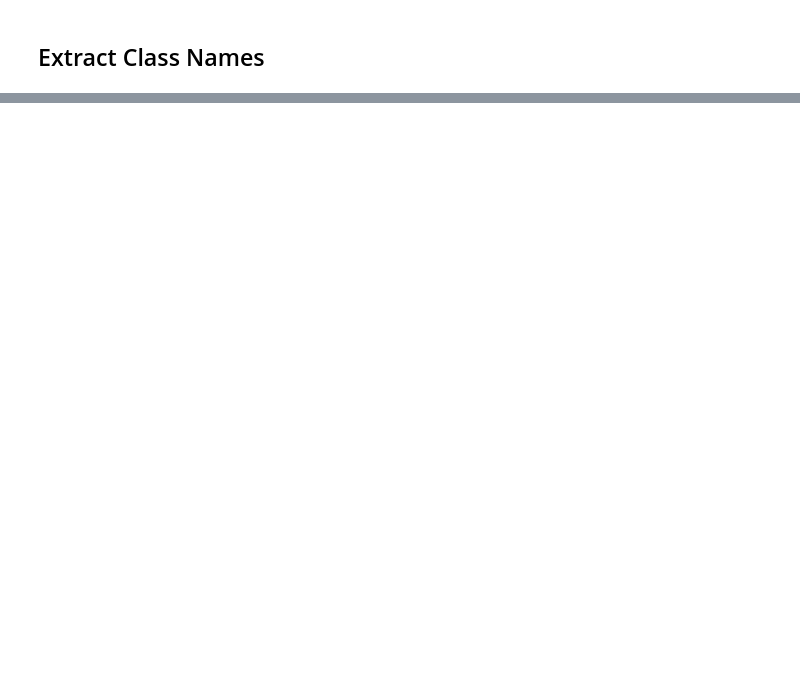
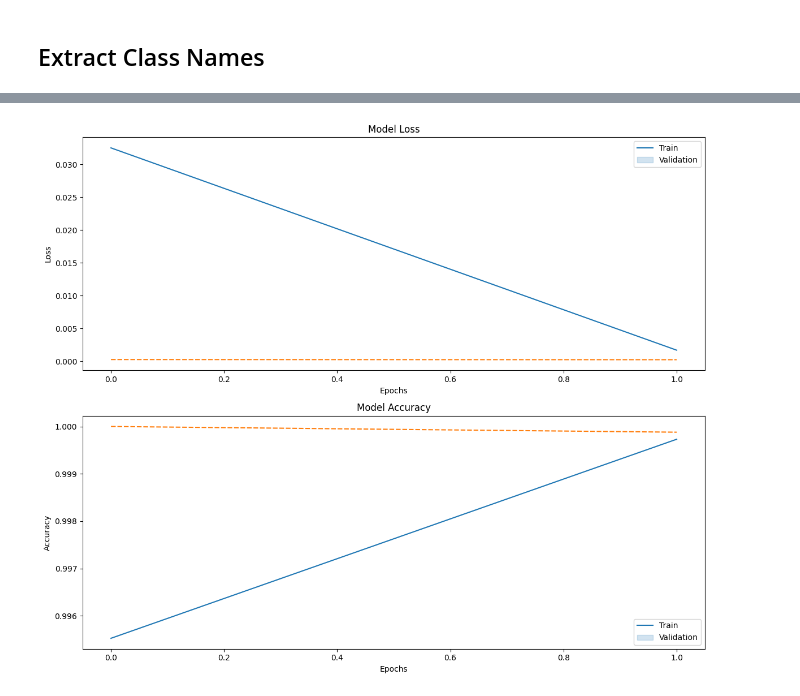
Before and after one commit to panoskorovesis/sign-language-image-detection, a Jupyter notebook: src/transfer_learning/american_sign_language_transfer_learning.ipynb, the cells around one changed output, grey strips where cells are left out. Saved outputs shown, nothing was run; the diff lists cells and outputs as text; code cells hidden in the pictures; blank space fills up the shorter version.

```diff
--- a/src/transfer_learning/american_sign_language_transfer_learning.ipynb
+++ b/src/transfer_learning/american_sign_language_transfer_learning.ipynb
@@ -123,7 +226,7 @@ keras_dataset_utils.plot_class_distribution(test_dataset, "Images per Class in T
 def get_class_names(test_dataset, verbose: bool = False):
     class_names = set()
 
-    for _, labels in test_dataset:
+    for _, labels in tqdm(test_dataset, desc="Gathering Labels"):
         for label in labels:
             class_names.add(int(label))
 
@@ -131,3 +234,5 @@ def get_class_names(test_dataset, verbose: bool = False):
         print(f"Unique Dataset Labels: {class_names}")
 
     return class_names
+# %%
+class_names = get_class_names(test_dataset=test_dataset, verbose=True)
@@ -142,31 +251,63 @@ Due to the fact that it works with some specific image sizes, we have to reshape
 # %%
-base_model = tf.keras.applications.MobileNetV2(
-    input_shape=(224, 224, 3), include_top=False, weights="imagenet"
-)
-# we dont want to train the base model
-base_model.trainable = False
+hidden_sizes = [128]
+best_model = None
+best_acc = -1
+for hidden_size in hidden_sizes:
 
-class_names = get_class_names(test_dataset=test_dataset)
+    print('---------------------------')
+    print('---------------------------')
+    print(f'HIDDEN SIZE: {hidden_size}')
+    print('---------------------------')
 
-# Add custom layers on top of the base model
-model = tf.keras.Sequential(
-    [
-        base_model,
-        # This is added to reduce the number of parameters
-        tf.keras.layers.GlobalAveragePooling2D(),
-        tf.keras.layers.Dense(516, activation="relu"),
-        tf.keras.layers.Dropout(0.2),
-        tf.keras.layers.Dense(len(class_names), activation="softmax"),
-    ]
-)
+    base_model = tf.keras.applications.MobileNetV2(
+        input_shape=(224, 224, 3), include_top=False, weights="imagenet"
+    )
+    # we dont want to train the base model
+    base_model.trainable = False
 
-print(model.summary())
+    # TODO add mobilenet specific preprocessing
 
-model.compile(
-    optimizer=tf.keras.optimizers.Adam(learning_rate=1e-3),
-    loss="sparse_categorical_crossentropy",
-    metrics=["accuracy"],
-)
+    # Add custom layers on top of the base model
+    model = tf.keras.Sequential(
+        [
+            base_model,
+            # This is added to reduce the number of parameters
+            tf.keras.layers.GlobalAveragePooling2D(),
+            # Add our custom hidden size
+            tf.keras.layers.Dense(hidden_size, activation=None),
+            # Use a batch normalization layer
+            tf.keras.layers.BatchNormalization(),
+            # Then the relu
+            tf.keras.layers.Activation("relu"),
+            # Dropout of 0.3
+            tf.keras.layers.Dropout(0.3),
+            tf.keras.layers.Dense(len(class_names), activation="softmax"),
+        ]
+    )
 
-history = model.fit(train_dataset, validation_data=val_dataset, epochs=2)
+    print(model.summary())
+
+    model.compile(
+        optimizer=tf.keras.optimizers.Adam(learning_rate=1e-3),
+        loss="sparse_categorical_crossentropy",
+        metrics=["accuracy"],
+    )
+
+    history = model.fit(train_dataset, validation_data=val_dataset, epochs=2)
+
+    # make sure to keep the best model
+    if best_model is None or history.history['val_accuracy'][-1] > best_acc:
+        print('New best model found')
+        best_model = model
+        best_acc = history.history['val_accuracy'][-1]
+
+    # plot two graphs, one for the train / val loss and one for the train / val accuracy
+    plot_history(history)
+
+
+# Finally inference with the best model
+results = best_model.evaluate(test_dataset)
+
+print(f'Test Loss: {results[0]}')
+print(f'Test Accuracy: {results[1]}')
 # %% [output]
@@ -196,0 +347 @@ Epoch 2/2
+[figure, added]
```
Also changed, not shown: parts of 22 cells of this notebook.
